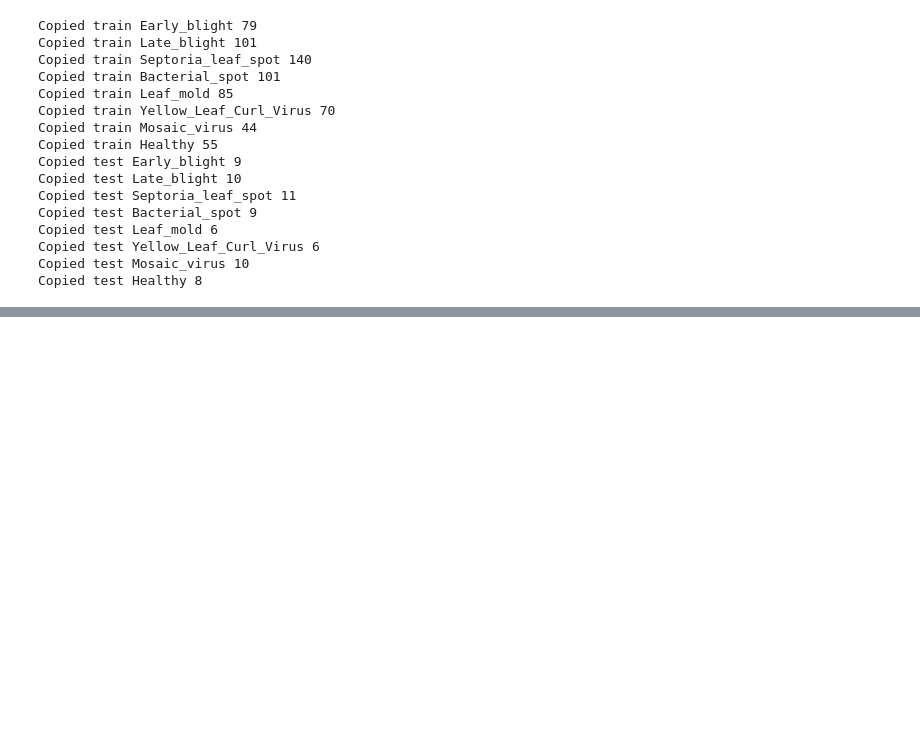
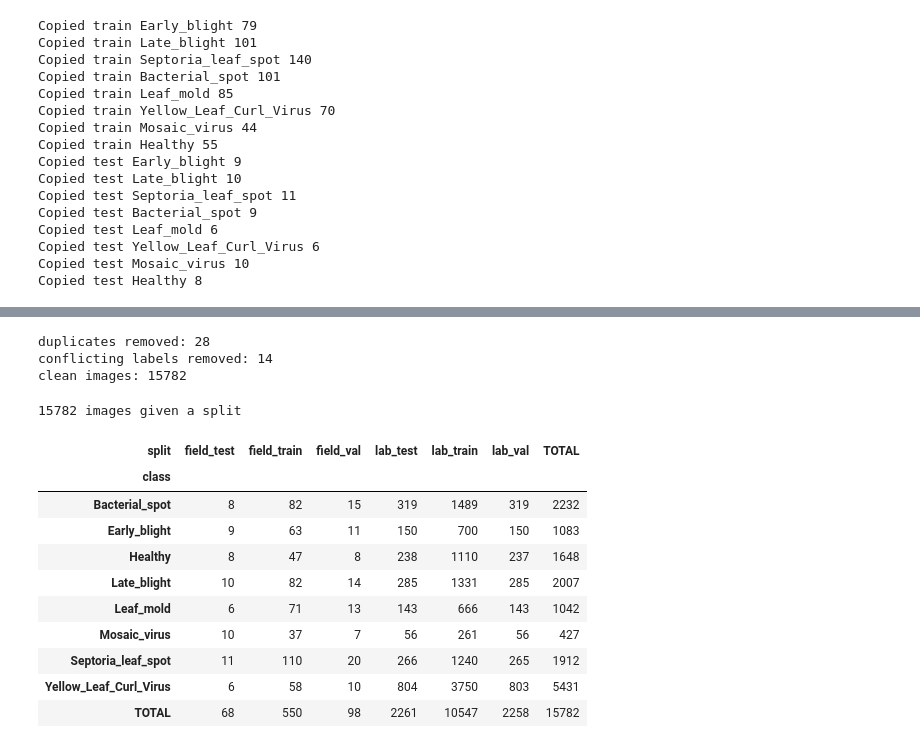
Before and after one commit to msanaullahchaudhary/kisaan-ai, a Jupyter notebook: 01_download_data.ipynb, the cells around one changed output, grey strips where cells are left out. Cells and saved outputs as stored; diff of their text form; code cells hidden in the pictures; blank space fills up the shorter version.

Commit message:
Add data cleaning and train/val/test split

```diff
--- a/01_download_data.ipynb
+++ b/01_download_data.ipynb
@@ -175,0 +258,70 @@ Copied test Healthy 8
+# %%
+keep_first = {'test': 0, 'train': 1, 'lab': 2}
+clean = []
+duplicates = 0
+conflicts = 0
+
+for h, group in fingerprints.items():
+    classes = set(item[2] for item in group)
+    if len(classes) > 1:            # same photo, different diseases -> drop all copies
+        conflicts += len(group)
+        continue
+    group.sort(key=lambda item: keep_first[item[1]])   # keep a test photo if there is one
+    clean.append(group[0])
+    duplicates += len(group) - 1
+
+print('duplicates removed:', duplicates)
+print('conflicting labels removed:', conflicts)
+print('clean images:', len(clean))
+# %% [output]
+duplicates removed: 28
+conflicting labels removed: 14
+clean images: 15782
+# %%
+import random
+random.seed(42)
+
+groups = {}
+for source, part, cls, path in clean:
+    groups.setdefault((part, cls), []).append(path)
+
+rows = []
+for (part, cls), paths in sorted(groups.items()):
+    paths.sort()
+    random.shuffle(paths)
+    n = len(paths)
+    if part == 'lab':          # PlantVillage: 70% train, 15% validation, 15% test
+        a, b = round(n * 0.70), round(n * 0.85)
+        parts = [('lab_train', paths[:a]), ('lab_val', paths[a:b]), ('lab_test', paths[b:])]
+    elif part == 'train':      # PlantDoc train: 85% train, 15% validation
+        a = round(n * 0.85)
+        parts = [('field_train', paths[:a]), ('field_val', paths[a:])]
+    else:                      # PlantDoc test: only for testing
+        parts = [('field_test', paths)]
+    for split, ps in parts:
+        for p in ps:
+            rows.append([p, cls, split])
+
+print(len(rows), 'images given a split')
+# %% [output]
+15782 images given a split
+# %%
+import pandas as pd
+
+df = pd.DataFrame(rows, columns=['path', 'class', 'split'])
+df['path'] = df['path'].str.replace(raw + '/', '', regex=False)
+df.to_csv('/content/drive/MyDrive/KisaanAI/data/splits.csv', index=False)
+
+pd.crosstab(df['class'], df['split'], margins=True, margins_name='TOTAL')
+# %% [output]
+| split | field_test | field_train | field_val | lab_test | lab_train | lab_val | TOTAL |
+| class |  |  |  |  |  |  |  |
+| Bacterial_spot | 8 | 82 | 15 | 319 | 1489 | 319 | 2232 |
+| Early_blight | 9 | 63 | 11 | 150 | 700 | 150 | 1083 |
+| Healthy | 8 | 47 | 8 | 238 | 1110 | 237 | 1648 |
+| Late_blight | 10 | 82 | 14 | 285 | 1331 | 285 | 2007 |
+| Leaf_mold | 6 | 71 | 13 | 143 | 666 | 143 | 1042 |
+| Mosaic_virus | 10 | 37 | 7 | 56 | 261 | 56 | 427 |
+| Septoria_leaf_spot | 11 | 110 | 20 | 266 | 1240 | 265 | 1912 |
+| Yellow_Leaf_Curl_Virus | 6 | 58 | 10 | 804 | 3750 | 803 | 5431 |
+| TOTAL | 68 | 550 | 98 | 2261 | 10547 | 2258 | 15782 |
```
Also changed, not shown: parts of 3 cells of this notebook.
